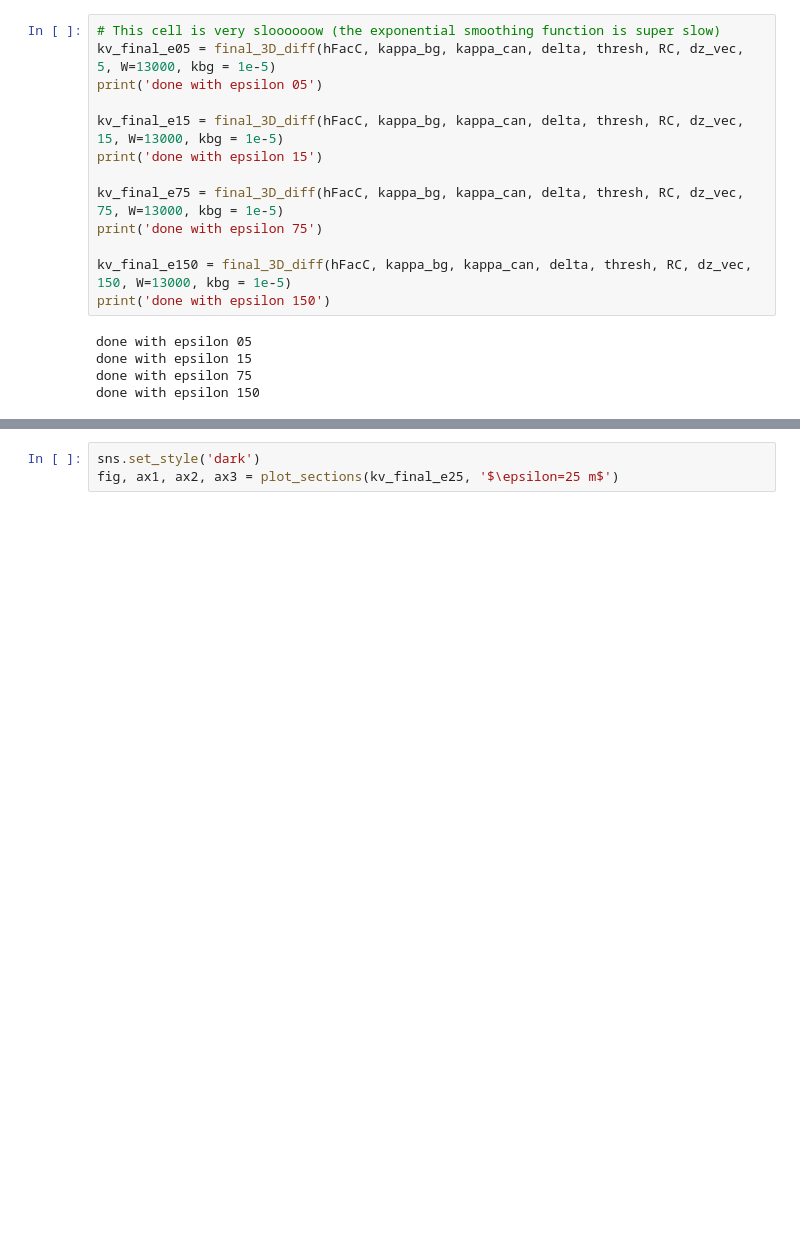
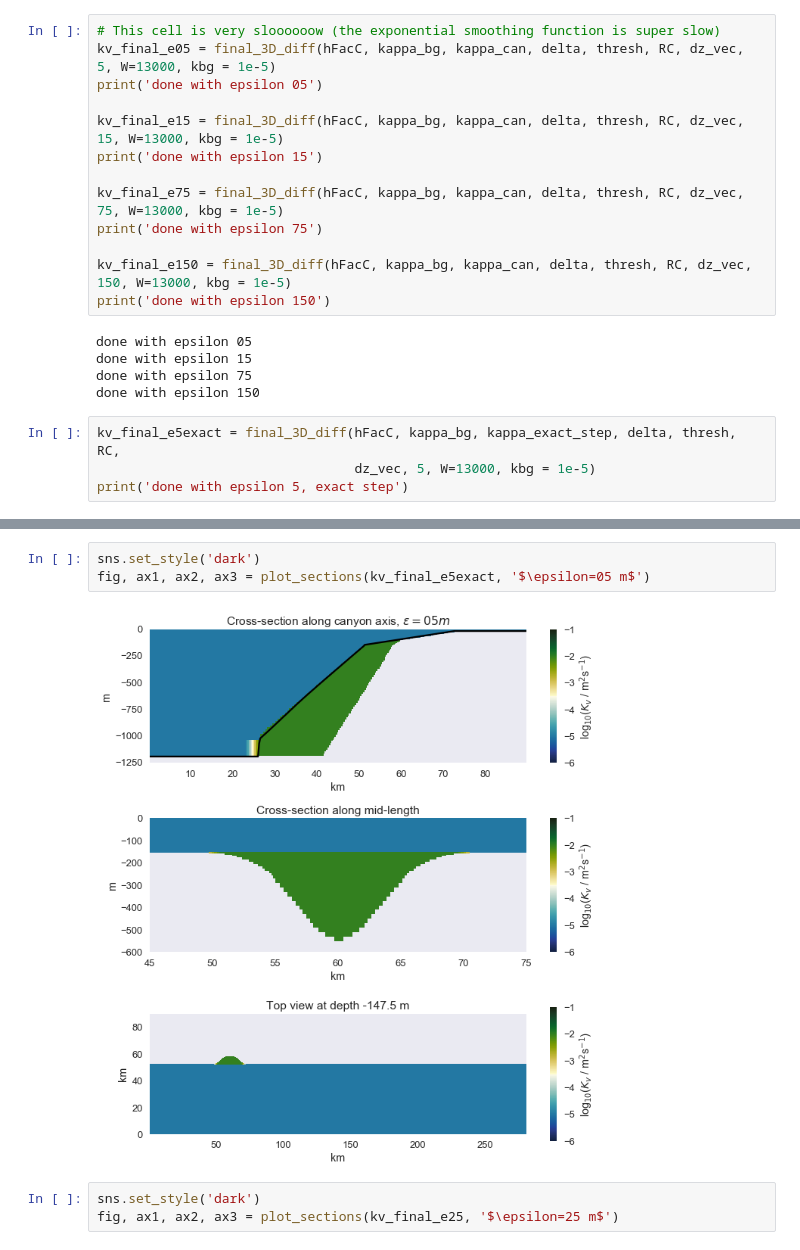
Before and after one commit to UBC-MOAD/buildcanyon, a Jupyter notebook: Stratification/GenerateDiffKrFile_smoothStep.ipynb, the cells around one changed output, grey strips where cells are left out. Saved outputs shown, nothing was run; the diff lists cells and outputs as text; blank space fills up the shorter version.

```diff
--- a/Stratification/GenerateDiffKrFile_smoothStep.ipynb
+++ b/Stratification/GenerateDiffKrFile_smoothStep.ipynb
@@ -346,3 +354,7 @@ done with epsilon 05
 done with epsilon 15
 done with epsilon 75
 done with epsilon 150
+# %%
+kv_final_e5exact = final_3D_diff(hFacC, kappa_bg, kappa_exact_step, delta, thresh, RC,
+                                 dz_vec, 5, W=13000, kbg = 1e-5)
+print('done with epsilon 5, exact step')
@@ -349,3 +373,8 @@ done with epsilon 150
+# %%
+sns.set_style('dark')
+fig, ax1, ax2, ax3 = plot_sections(kv_final_e5exact, '$\epsilon=05 m$')
+# %% [output]
+[figure, added]
 # %%
 sns.set_style('dark')
 fig, ax1, ax2, ax3 = plot_sections(kv_final_e25, '$\epsilon=25 m$')
```
Also changed, not shown: parts of 7 cells of this notebook.
